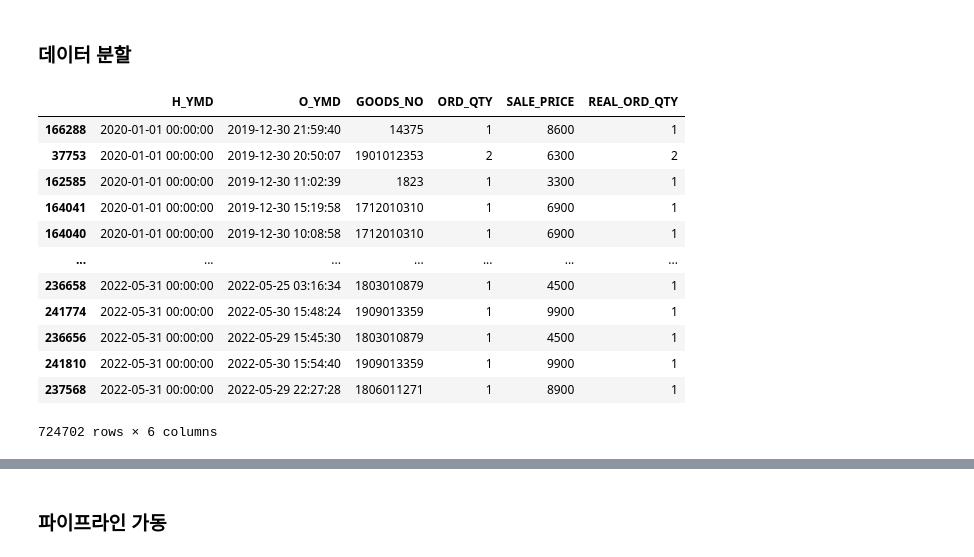
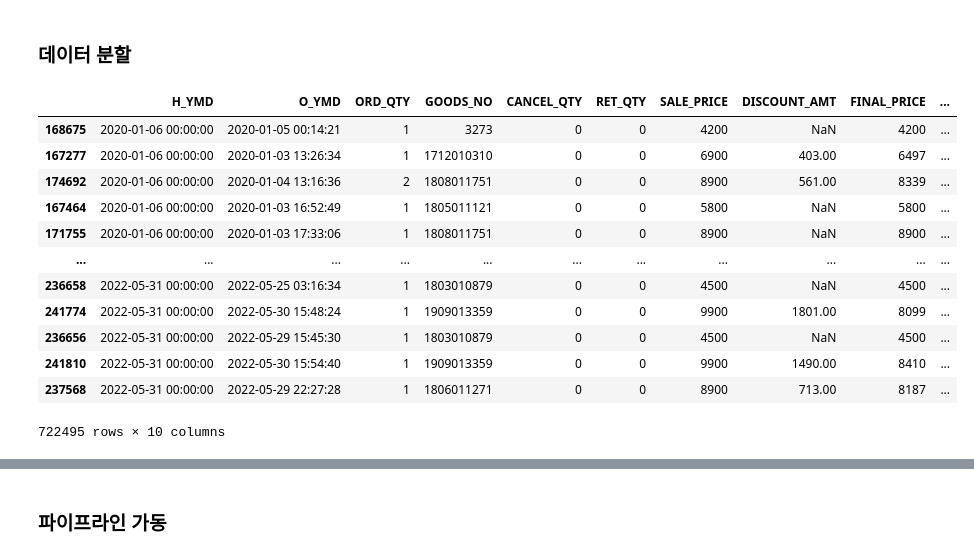
Before and after one commit to olsunghyun0416/Dongwon_Project, a Jupyter notebook: 더반찬_서비스구축/더반찬_캐글_파이프라인.ipynb, the cells around one changed output, grey strips where cells are left out. Drawn from its saved outputs; the diff is of its cells as text; code cells hidden in the pictures.

```diff
--- a/더반찬_서비스구축/더반찬_캐글_파이프라인.ipynb
+++ b/더반찬_서비스구축/더반찬_캐글_파이프라인.ipynb
@@ -25,7 +25,7 @@ warnings.filterwarnings("ignore")
 ## Loading data
 # %%
 # raw data 로딩
-raw_data = pd.read_csv(r'C:\\Users\\user\\Desktop\\intern.csv')
+raw_data = pd.read_csv(r'C:\\Users\\user\\Desktop\\DBC_predict\\intern.csv')
 raw_data.head()
 # %% [output]
 |  | Unnamed: 0 | ORD_NO | H_YMD | O_YMD | PKG_GOODS_NO | PKG_GOODS_NM | GOODS_NO | GOODS_NM | ... |
@@ -68,9 +68,14 @@ w_data.head()
 # 등등 미래에 예측할 수 없는 데이터는 모두 삭제
 
 # 카피 데이터 생성
-copy_data = raw_data[['H_YMD', 'O_YMD', 'GOODS_NO', 'ORD_QTY', 'SALE_PRICE','REAL_ORD_QTY']]
-#copy_data = raw_data[['H_YMD', 'O_YMD', 'ORD_QTY', 'GOODS_NO', 'CANCEL_QTY', 'RET_QTY', 'SALE_PRICE',
-#                      'DISCOUNT_AMT', 'FINAL_{RICE', 'REAL_ORD_QTY']]
+#copy_data = raw_data[['H_YMD', 'O_YMD', 'GOODS_NO', 'ORD_QTY', 'SALE_PRICE','REAL_ORD_QTY']]
+copy_data = raw_data[['H_YMD', 'O_YMD', 'ORD_QTY', 'GOODS_NO', 'CANCEL_QTY', 'RET_QTY', 'SALE_PRICE', 'DISCOUNT_AMT', 'FINAL_PRICE', 'REAL_ORD_QTY']]
 
 # 희망배송일 순서대로 데이터를 정렬
 copy_data = copy_data.sort_values(by = 'H_YMD')
+# %%
+d1 = copy_data.set_index('O_YMD')
+d2 = w.set_index('O_YMD')
+
+d2
+#pd.concat(d1, d2, join ='inner')
@@ -226,21 +265,23 @@ def DBC_PIPELINE(df):
 # %%
 my_data= copy_data.copy()
 
+my_data = my_data[my_data['H_YMD'] > '2020-01-05']
+
 my_data
 # %% [output]
-|  | H_YMD | O_YMD | GOODS_NO | ORD_QTY | SALE_PRICE | REAL_ORD_QTY |
-| 166288 | 2020-01-01 00:00:00 | 2019-12-30 21:59:40 | 14375 | 1 | 8600 | 1 |
-| 37753 | 2020-01-01 00:00:00 | 2019-12-30 20:50:07 | 1901012353 | 2 | 6300 | 2 |
-| 162585 | 2020-01-01 00:00:00 | 2019-12-30 11:02:39 | 1823 | 1 | 3300 | 1 |
-| 164041 | 2020-01-01 00:00:00 | 2019-12-30 15:19:58 | 1712010310 | 1 | 6900 | 1 |
-| 164040 | 2020-01-01 00:00:00 | 2019-12-30 10:08:58 | 1712010310 | 1 | 6900 | 1 |
-| ... | ... | ... | ... | ... | ... | ... |
-| 236658 | 2022-05-31 00:00:00 | 2022-05-25 03:16:34 | 1803010879 | 1 | 4500 | 1 |
-| 241774 | 2022-05-31 00:00:00 | 2022-05-30 15:48:24 | 1909013359 | 1 | 9900 | 1 |
-| 236656 | 2022-05-31 00:00:00 | 2022-05-29 15:45:30 | 1803010879 | 1 | 4500 | 1 |
-| 241810 | 2022-05-31 00:00:00 | 2022-05-30 15:54:40 | 1909013359 | 1 | 9900 | 1 |
-| 237568 | 2022-05-31 00:00:00 | 2022-05-29 22:27:28 | 1806011271 | 1 | 8900 | 1 |
+|  | H_YMD | O_YMD | ORD_QTY | GOODS_NO | CANCEL_QTY | RET_QTY | SALE_PRICE | DISCOUNT_AMT | FINAL_PRICE | ... |
+| 168675 | 2020-01-06 00:00:00 | 2020-01-05 00:14:21 | 1 | 3273 | 0 | 0 | 4200 | NaN | 4200 | ... |
+| 167277 | 2020-01-06 00:00:00 | 2020-01-03 13:26:34 | 1 | 1712010310 | 0 | 0 | 6900 | 403.00 | 6497 | ... |
+| 174692 | 2020-01-06 00:00:00 | 2020-01-04 13:16:36 | 2 | 1808011751 | 0 | 0 | 8900 | 561.00 | 8339 | ... |
+| 167464 | 2020-01-06 00:00:00 | 2020-01-03 16:52:49 | 1 | 1805011121 | 0 | 0 | 5800 | NaN | 5800 | ... |
+| 171755 | 2020-01-06 00:00:00 | 2020-01-03 17:33:06 | 1 | 1808011751 | 0 | 0 | 8900 | NaN | 8900 | ... |
+| ... | ... | ... | ... | ... | ... | ... | ... | ... | ... | ... |
+| 236658 | 2022-05-31 00:00:00 | 2022-05-25 03:16:34 | 1 | 1803010879 | 0 | 0 | 4500 | NaN | 4500 | ... |
+| 241774 | 2022-05-31 00:00:00 | 2022-05-30 15:48:24 | 1 | 1909013359 | 0 | 0 | 9900 | 1801.00 | 8099 | ... |
+| 236656 | 2022-05-31 00:00:00 | 2022-05-29 15:45:30 | 1 | 1803010879 | 0 | 0 | 4500 | NaN | 4500 | ... |
+| 241810 | 2022-05-31 00:00:00 | 2022-05-30 15:54:40 | 1 | 1909013359 | 0 | 0 | 9900 | 1490.00 | 8410 | ... |
+| 237568 | 2022-05-31 00:00:00 | 2022-05-29 22:27:28 | 1 | 1806011271 | 0 | 0 | 8900 | 713.00 | 8187 | ... |
-724702 rows × 6 columns
+722495 rows × 10 columns
 # %%
 # 데이터를 H_YMD(희망배송일), GOODS_NO(상품 번호)로 groupby를 해준다.
 # SALE_PRICE(판매가격), ORD_QTY(주문 건수), REAL_ORD_QTY(최종주문건수)의 평균값과 매매거래량 변수를 만든다.
```
Also changed, not shown: parts of 24 cells of this notebook, 2 other files.
